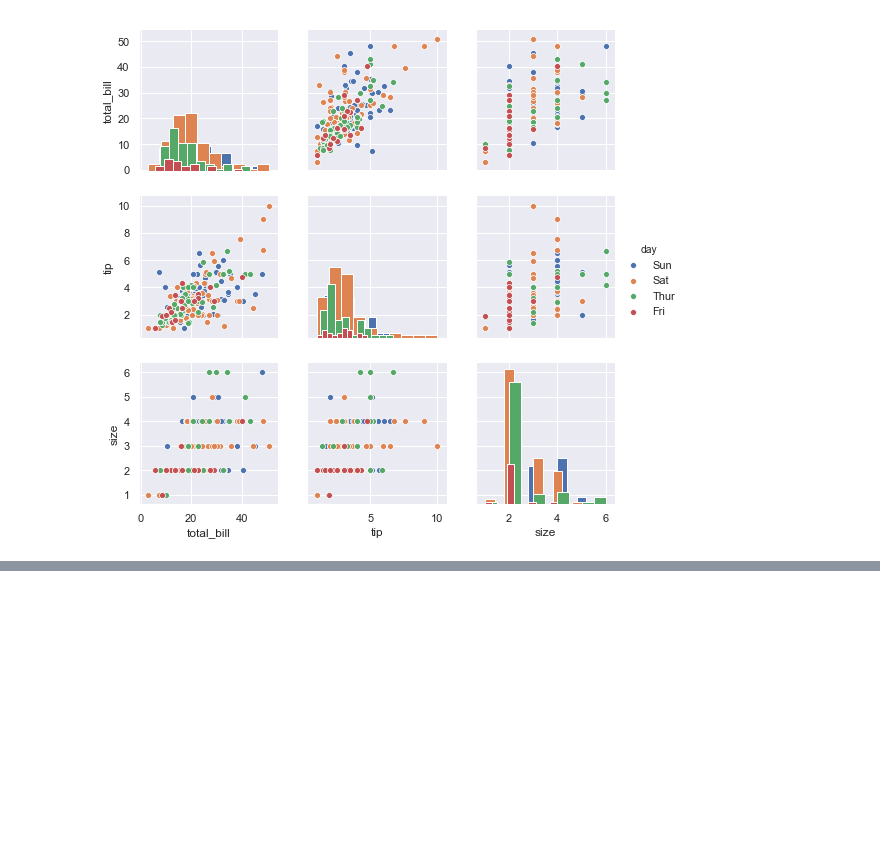
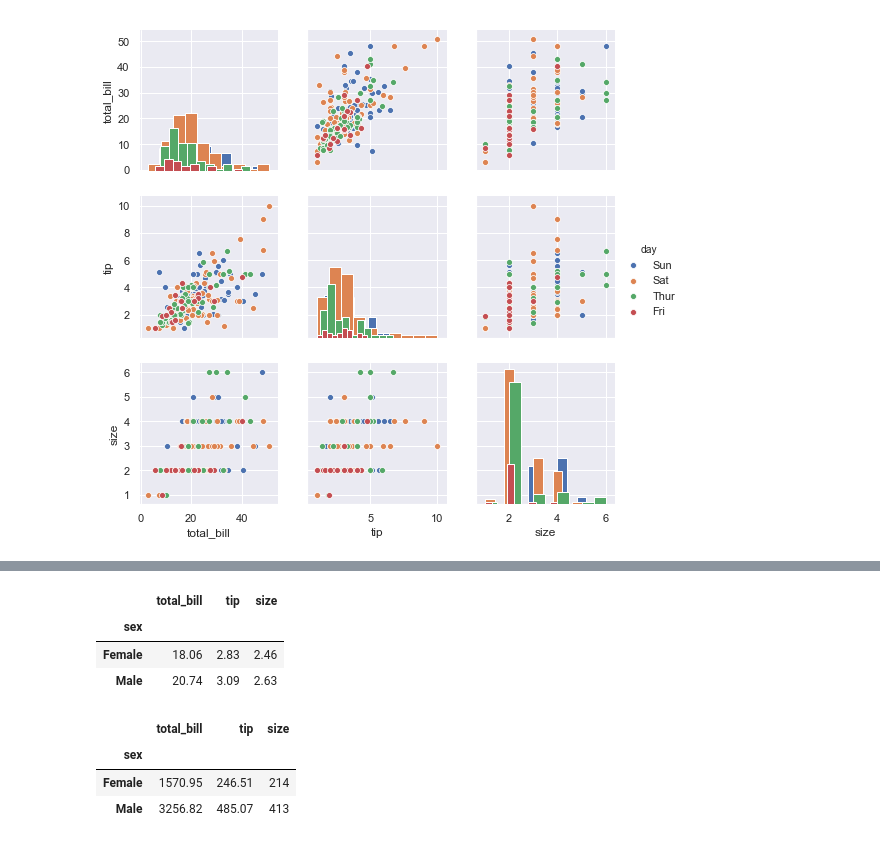
Before and after one commit to johndunne2019/Fundamentals-of-Data-Analysis-Project-2019, a Jupyter notebook: Tips-Dataset.ipynb, the cells around one changed output, grey strips where cells are left out. Cells and saved outputs as stored; diff of their text form; code cells hidden in the pictures; blank space fills up the shorter version.

```diff
--- a/Tips-Dataset.ipynb
+++ b/Tips-Dataset.ipynb
@@ -1167,0 +1103,15 @@ sns.countplot(x="sex", data=tips)
+# %%
+df.groupby('sex').mean().round(2)
+# round(2) used to round the output to 2 decimal places
+# %% [output]
+|  | total_bill | tip | size |
+| sex |  |  |  |
+| Female | 18.06 | 2.83 | 2.46 |
+| Male | 20.74 | 3.09 | 2.63 |
+# %%
+df.groupby('sex').sum().round(2)
+# %% [output]
+|  | total_bill | tip | size |
+| sex |  |  |  |
+| Female | 1570.95 | 246.51 | 214 |
+| Male | 3256.82 | 485.07 | 413 |
```
Also changed, not shown: parts of 53 cells of this notebook.
